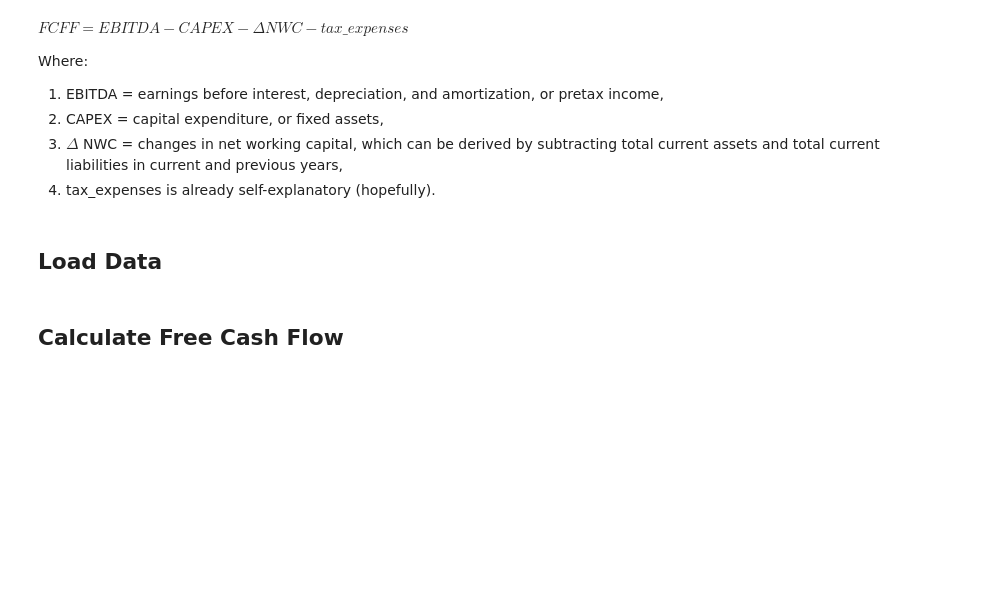
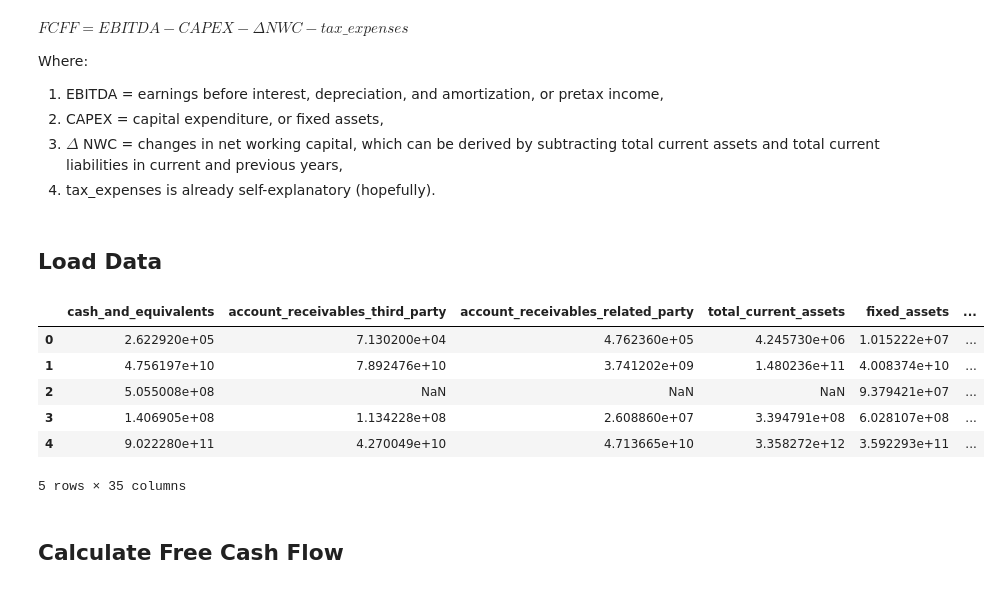
Before and after one commit to ledwindra/discounted-cash-flow, a Jupyter notebook: discounted-cash-flow.ipynb, the cells around one changed output. Cells and saved outputs as stored; diff of their text form; code cells hidden in the pictures; blank space fills up the shorter version.

```diff
--- a/discounted-cash-flow.ipynb
+++ b/discounted-cash-flow.ipynb
@@ -45,11 +45,21 @@ def get_multiple_dataframes(year):
 
     dfs = []
     for year in (year - 1, year):
-        dfs.append(get_dataframe(year))
+        dfs.append(get_single_dataframe(year))
 
     return pandas.concat(dfs, sort = False).reset_index(drop = True)
 # %%
 df = get_multiple_dataframes(2018)
+# %%
+df.head()
+# %% [output]
+|  | cash_and_equivalents | account_receivables_third_party | account_receivables_related_party | total_current_assets | fixed_assets | ... |
+| 0 | 2.622920e+05 | 7.130200e+04 | 4.762360e+05 | 4.245730e+06 | 1.015222e+07 | ... |
+| 1 | 4.756197e+10 | 7.892476e+10 | 3.741202e+09 | 1.480236e+11 | 4.008374e+10 | ... |
+| 2 | 5.055008e+08 | NaN | NaN | NaN | 9.379421e+07 | ... |
+| 3 | 1.406905e+08 | 1.134228e+08 | 2.608860e+07 | 3.394791e+08 | 6.028107e+08 | ... |
+| 4 | 9.022280e+11 | 4.270049e+10 | 4.713665e+10 | 3.358272e+12 | 3.592293e+11 | ... |
+5 rows × 35 columns
 # %% [markdown]
 ## Calculate Free Cash Flow
 # %%
```
Also changed, not shown: parts of 12 cells of this notebook.
